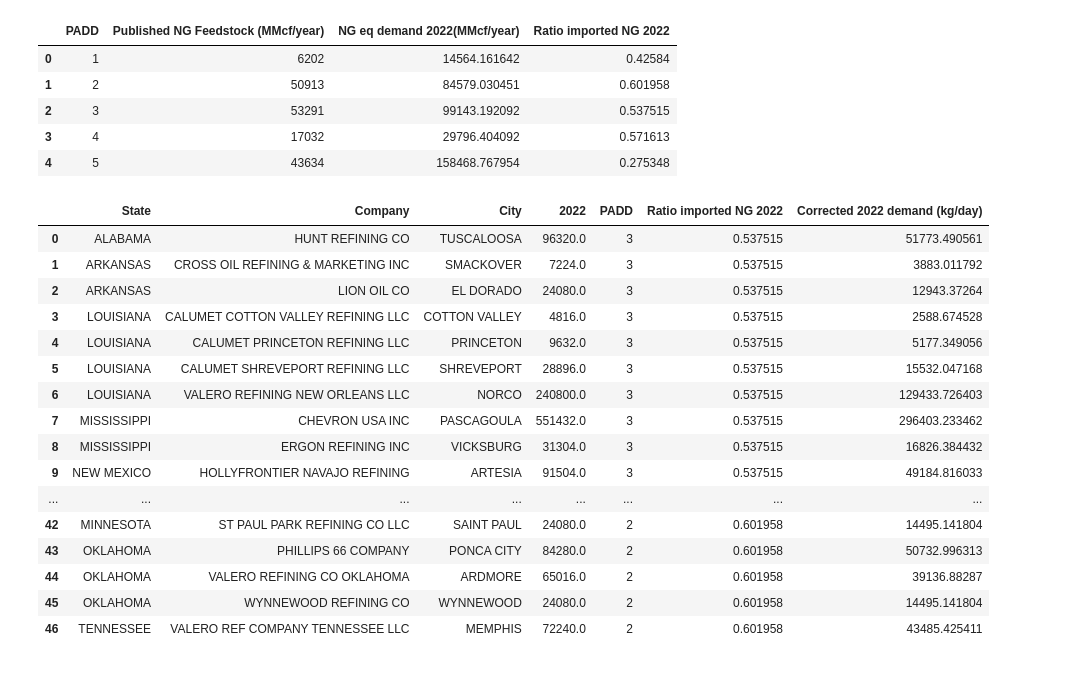
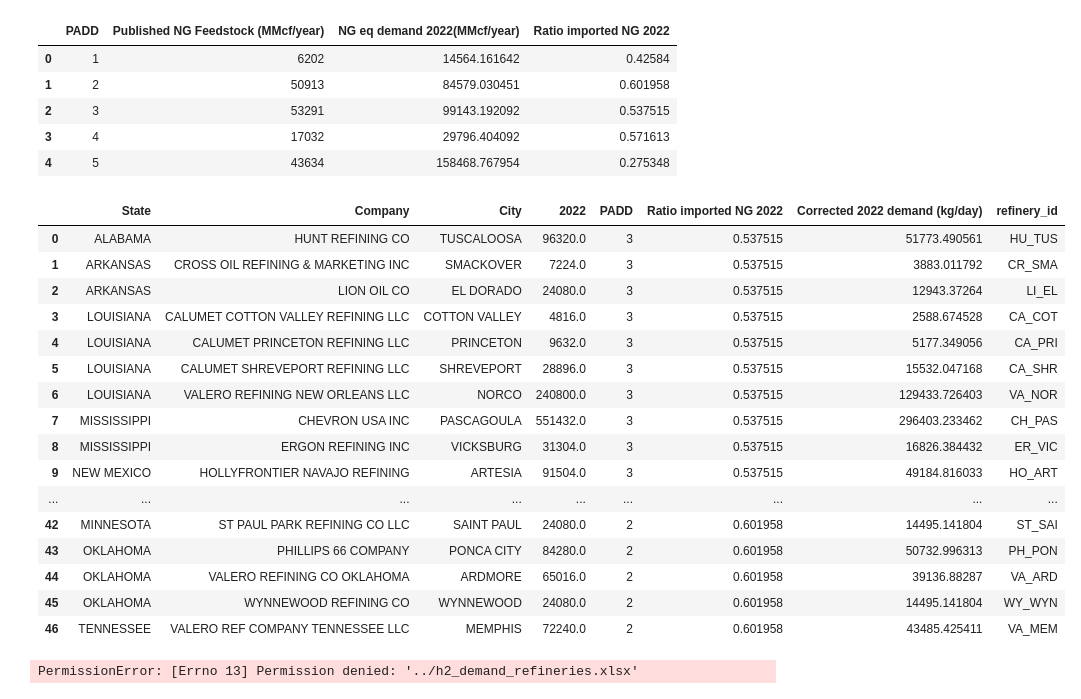
Before and after one commit to mgarrouste/SMR_deployment, a Jupyter notebook: code/input_data/prep_eia_refinery_data_check_ng_to_h2.ipynb, the cells around one changed output. Saved outputs shown, nothing was run; the diff lists cells and outputs as text; code cells hidden in the pictures.

Commit message:
Recreate refinery id column

```diff
--- a/code/input_data/prep_eia_refinery_data_check_ng_to_h2.ipynb
+++ b/code/input_data/prep_eia_refinery_data_check_ng_to_h2.ipynb
@@ -125,27 +125,32 @@ merged_ng_demands
 # %%
 # For each refinery, depending on their PADD, we assume the average ratio of imported NG calculated at the PADD level can be applied
 ratio_mapped = merged_ng_demands[['PADD', 'Ratio imported NG 2022']]
 ref_ratio = pd.merge(refineries_mapped, ratio_mapped, on='PADD')
 ref_ratio['Corrected 2022 demand (kg/day)'] = ref_ratio['2022']*ref_ratio['Ratio imported NG 2022']
+def create_id(company, city):
+  return company[:2]+'_'+city[:3]
+ref_ratio['refinery_id'] = ref_ratio.apply(lambda x: create_id(x['Company'], x['City']), axis=1)
 ref_ratio
 # %% [output]
-|  | State | Company | City | 2022 | PADD | Ratio imported NG 2022 | Corrected 2022 demand (kg/day) |
-| 0 | ALABAMA | HUNT REFINING CO | TUSCALOOSA | 96320.0 | 3 | 0.537515 | 51773.490561 |
-| 1 | ARKANSAS | CROSS OIL REFINING & MARKETING INC | SMACKOVER | 7224.0 | 3 | 0.537515 | 3883.011792 |
-| 2 | ARKANSAS | LION OIL CO | EL DORADO | 24080.0 | 3 | 0.537515 | 12943.37264 |
-| 3 | LOUISIANA | CALUMET COTTON VALLEY REFINING LLC | COTTON VALLEY | 4816.0 | 3 | 0.537515 | 2588.674528 |
-| 4 | LOUISIANA | CALUMET PRINCETON REFINING LLC | PRINCETON | 9632.0 | 3 | 0.537515 | 5177.349056 |
-| 5 | LOUISIANA | CALUMET SHREVEPORT REFINING LLC | SHREVEPORT | 28896.0 | 3 | 0.537515 | 15532.047168 |
-| 6 | LOUISIANA | VALERO REFINING NEW ORLEANS LLC | NORCO | 240800.0 | 3 | 0.537515 | 129433.726403 |
-| 7 | MISSISSIPPI | CHEVRON USA INC | PASCAGOULA | 551432.0 | 3 | 0.537515 | 296403.233462 |
-| 8 | MISSISSIPPI | ERGON REFINING INC | VICKSBURG | 31304.0 | 3 | 0.537515 | 16826.384432 |
-| 9 | NEW MEXICO | HOLLYFRONTIER NAVAJO REFINING | ARTESIA | 91504.0 | 3 | 0.537515 | 49184.816033 |
-| ... | ... | ... | ... | ... | ... | ... | ... |
-| 42 | MINNESOTA | ST PAUL PARK REFINING CO LLC | SAINT PAUL | 24080.0 | 2 | 0.601958 | 14495.141804 |
-| 43 | OKLAHOMA | PHILLIPS 66 COMPANY | PONCA CITY | 84280.0 | 2 | 0.601958 | 50732.996313 |
-| 44 | OKLAHOMA | VALERO REFINING CO OKLAHOMA | ARDMORE | 65016.0 | 2 | 0.601958 | 39136.88287 |
-| 45 | OKLAHOMA | WYNNEWOOD REFINING CO | WYNNEWOOD | 24080.0 | 2 | 0.601958 | 14495.141804 |
-| 46 | TENNESSEE | VALERO REF COMPANY TENNESSEE LLC | MEMPHIS | 72240.0 | 2 | 0.601958 | 43485.425411 |
+|  | State | Company | City | 2022 | PADD | Ratio imported NG 2022 | Corrected 2022 demand (kg/day) | refinery_id |
+| 0 | ALABAMA | HUNT REFINING CO | TUSCALOOSA | 96320.0 | 3 | 0.537515 | 51773.490561 | HU_TUS |
+| 1 | ARKANSAS | CROSS OIL REFINING & MARKETING INC | SMACKOVER | 7224.0 | 3 | 0.537515 | 3883.011792 | CR_SMA |
+| 2 | ARKANSAS | LION OIL CO | EL DORADO | 24080.0 | 3 | 0.537515 | 12943.37264 | LI_EL |
+| 3 | LOUISIANA | CALUMET COTTON VALLEY REFINING LLC | COTTON VALLEY | 4816.0 | 3 | 0.537515 | 2588.674528 | CA_COT |
+| 4 | LOUISIANA | CALUMET PRINCETON REFINING LLC | PRINCETON | 9632.0 | 3 | 0.537515 | 5177.349056 | CA_PRI |
+| 5 | LOUISIANA | CALUMET SHREVEPORT REFINING LLC | SHREVEPORT | 28896.0 | 3 | 0.537515 | 15532.047168 | CA_SHR |
+| 6 | LOUISIANA | VALERO REFINING NEW ORLEANS LLC | NORCO | 240800.0 | 3 | 0.537515 | 129433.726403 | VA_NOR |
+| 7 | MISSISSIPPI | CHEVRON USA INC | PASCAGOULA | 551432.0 | 3 | 0.537515 | 296403.233462 | CH_PAS |
+| 8 | MISSISSIPPI | ERGON REFINING INC | VICKSBURG | 31304.0 | 3 | 0.537515 | 16826.384432 | ER_VIC |
+| 9 | NEW MEXICO | HOLLYFRONTIER NAVAJO REFINING | ARTESIA | 91504.0 | 3 | 0.537515 | 49184.816033 | HO_ART |
+| ... | ... | ... | ... | ... | ... | ... | ... | ... |
+| 42 | MINNESOTA | ST PAUL PARK REFINING CO LLC | SAINT PAUL | 24080.0 | 2 | 0.601958 | 14495.141804 | ST_SAI |
+| 43 | OKLAHOMA | PHILLIPS 66 COMPANY | PONCA CITY | 84280.0 | 2 | 0.601958 | 50732.996313 | PH_PON |
+| 44 | OKLAHOMA | VALERO REFINING CO OKLAHOMA | ARDMORE | 65016.0 | 2 | 0.601958 | 39136.88287 | VA_ARD |
+| 45 | OKLAHOMA | WYNNEWOOD REFINING CO | WYNNEWOOD | 24080.0 | 2 | 0.601958 | 14495.141804 | WY_WYN |
+| 46 | TENNESSEE | VALERO REF COMPANY TENNESSEE LLC | MEMPHIS | 72240.0 | 2 | 0.601958 | 43485.425411 | VA_MEM |
 # %%
 # SAve results
 ref_ratio.to_excel('../h2_demand_refineries.xlsx', sheet_name='processed', index=False)
+# %% [output]
+PermissionError: [Errno 13] Permission denied: '../h2_demand_refineries.xlsx'
```
